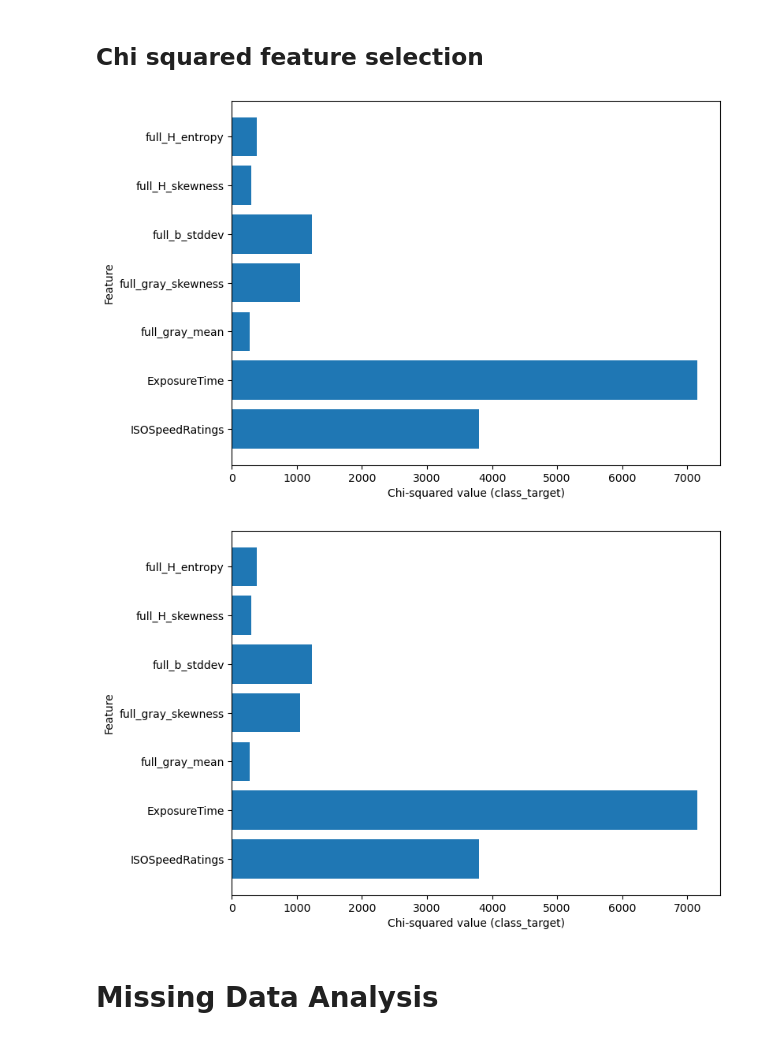
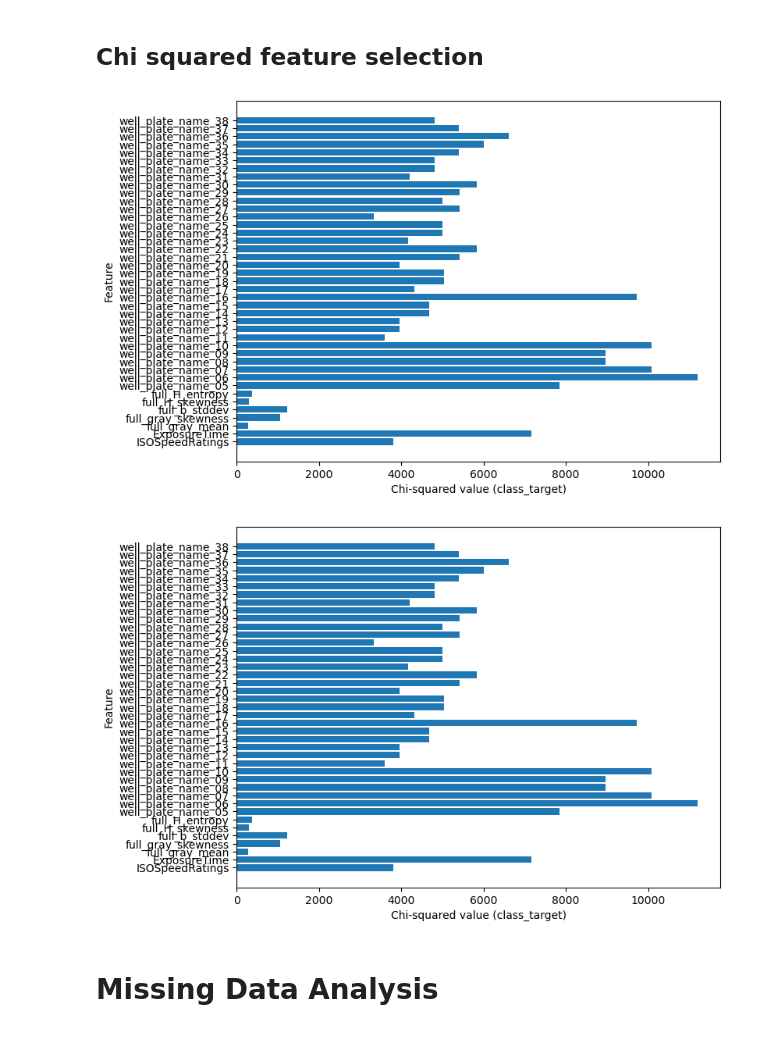
Before and after one commit to Frollamma/progetto-piccialli, a Jupyter notebook: main.ipynb, the cells around one changed output. Saved outputs shown, nothing was run; the diff lists cells and outputs as text; code cells hidden in the pictures.

```diff
--- a/main.ipynb
+++ b/main.ipynb
@@ -176,8 +174,8 @@ import matplotlib.pyplot as plt
 
 ## Convert categorical features to one-hot encoding
 df_onehot = pd.get_dummies(df_dropped, columns=CATEGORICAL_FEATURES)
-# TEMP
-df_onehot = df_onehot.iloc[:, :100]
+# TEMP!
+df_onehot = df_onehot.iloc[:, :200]
 print("One-hot encoded DataFrame columns:", df_onehot.columns)
 
 ## Pearson correlation coefficient
@@ -211,8 +209,10 @@ df_onehot_dropped = df_onehot.drop(columns=to_drop)
 
 ### Plot the heatmap of the remaining features
 FEATURES_COLUMNS = [col for col in df_onehot_dropped.columns if col not in LABEL_COLUMNS]
+SUBMATRIX_SIZE = 15
+correlation_matrix = df_onehot_dropped[FEATURES_COLUMNS].corr(method='pearson')
 plt.figure(figsize=(8, 6))
-sns.heatmap(df_onehot_dropped[FEATURES_COLUMNS].corr(method='pearson'), annot=True, cmap='coolwarm', vmin=-1, vmax=1)
+sns.heatmap(correlation_matrix.iloc[:SUBMATRIX_SIZE, :SUBMATRIX_SIZE], annot=True, cmap='coolwarm', vmin=-1, vmax=1)
 plt.title('Pearson Correlation Coefficient Heatmap (Reduced Features)')
 plt.show()
 # %% [output]
@@ -244,17 +236,17 @@ from sklearn.preprocessing import MinMaxScaler
 
 # Convert categorical target to numeric values
 le = LabelEncoder()
-y = le.fit_transform(df["class_target"])
+y_class_target = le.fit_transform(df["class_target"])
 
 # Select categorical features for chi-squared test
 FEATURES_COLUMNS = [col for col in df_onehot_dropped.columns if col not in LABEL_COLUMNS]
 
 # Apply non-negative transformation to the input data
 scaler = MinMaxScaler()
-X = scaler.fit_transform(df_onehot_dropped[FEATURES_COLUMNS])
+X_features = scaler.fit_transform(df_onehot_dropped[FEATURES_COLUMNS])
 
 # Chi-squared test
-chi2_values, p_values = chi2(X, y)
+chi2_values, p_values = chi2(X_features, y_class_target)
 
 # Create a plot for the chi-squared values
 plt.figure(figsize=(8, 6))
@@ -272,7 +264,7 @@ df_onehot_dropped_chi2 = df_onehot_dropped.drop(columns=to_drop)
 
 # Create a new plot for the Chi-squared values
 FEATURES_COLUMNS = [col for col in df_onehot_dropped_chi2.columns if col not in LABEL_COLUMNS]
-chi2_values, _ = chi2(X, y)
+chi2_values, _ = chi2(X_features, y_class_target)
 plt.figure(figsize=(8, 6))
 plt.barh(FEATURES_COLUMNS, chi2_values)
 plt.xlabel('Chi-squared value (class_target)')
@@ -283,35 +275,35 @@ plt.show()
 # # Do the same for value_target (numeric feature)
 # # Apply non-negative transformation to the input data
 # scaler = MinMaxScaler()
 # X = scaler.fit_transform(df_onehot_dropped_chi2[FEATURES_COLUMNS])
 # y = df["value_target"]
 
 # # Chi-squared test
 # chi2_values, p_values = chi2(X, y)
 
 # # Create a plot for the chi-squared values
 # plt.figure(figsize=(8, 6))
 # plt.barh(FEATURES_COLUMNS, chi2_values)
 # plt.xlabel('Chi-squared value (value_target)')
 # plt.ylabel('Feature')
 # plt.show()
 
 # # Drop columns with chi-squared value below a threshold
 # threshold = 0.1
 # to_drop = [col for col, chi2_val in zip(FEATURES_COLUMNS, chi2_values) if chi2_val < threshold]
 # df_onehot_dropped_chi2 = df_onehot_dropped_chi2.drop(columns=to_drop)
 
 # # Create a new plot for the Chi-squared values
 # FEATURES_COLUMNS = [col for col in df_onehot_dropped_chi2.columns if col not in LABEL_COLUMNS]
 # chi2_values, _ = chi2(X, y)
 # plt.figure(figsize=(8, 6))
 # plt.barh(FEATURES_COLUMNS, chi2_values)
 # plt.xlabel('Chi-squared value (value_target)')
 # plt.ylabel('Feature')
 # plt.show()
 # %% [output]
-[figure, old version]
+[figure, new version]
-[figure, old version]
+[figure, new version]
 # %% [markdown]
 # Missing Data Analysis
 # %% [markdown]
```
Also changed, not shown: parts of 9 cells of this notebook, 2 other files.
